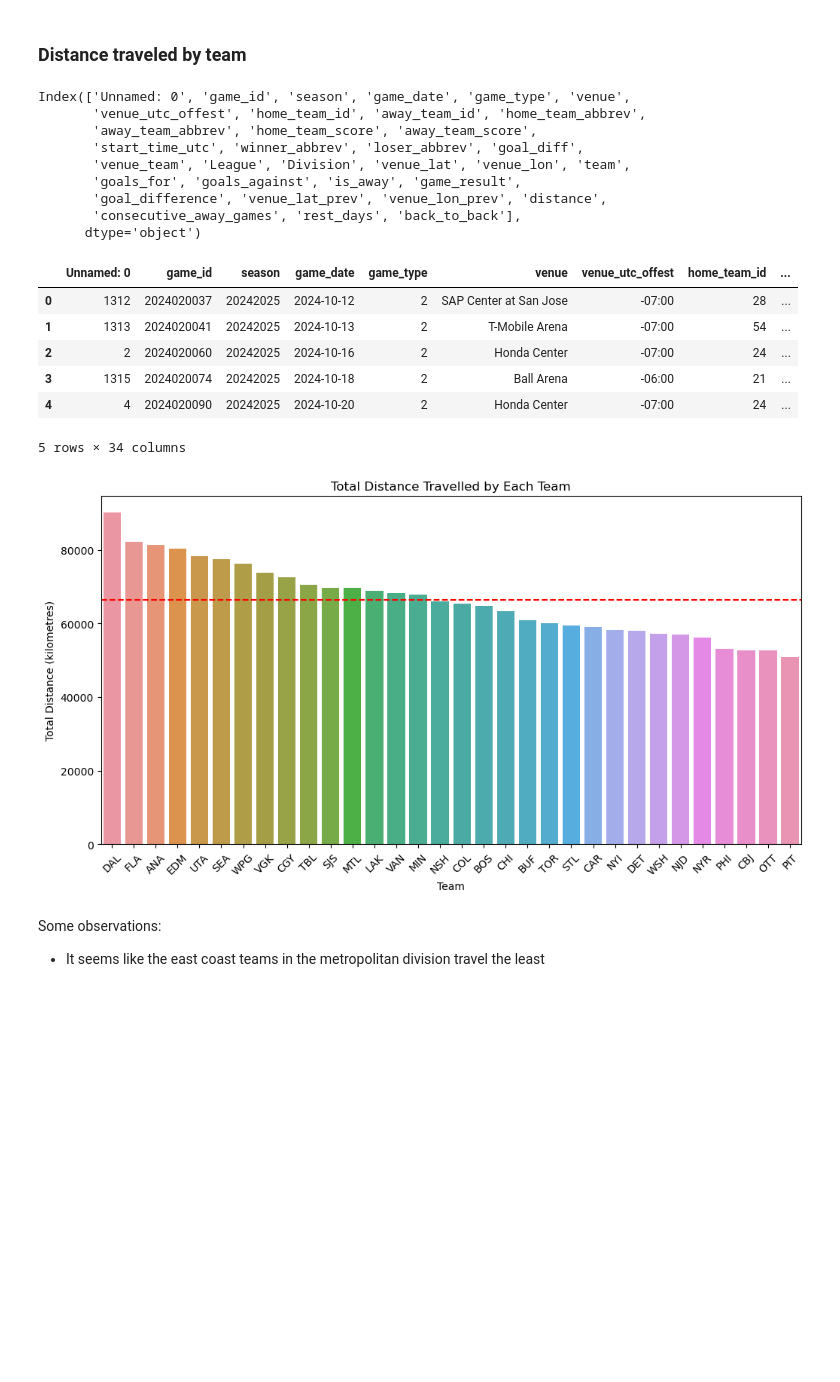
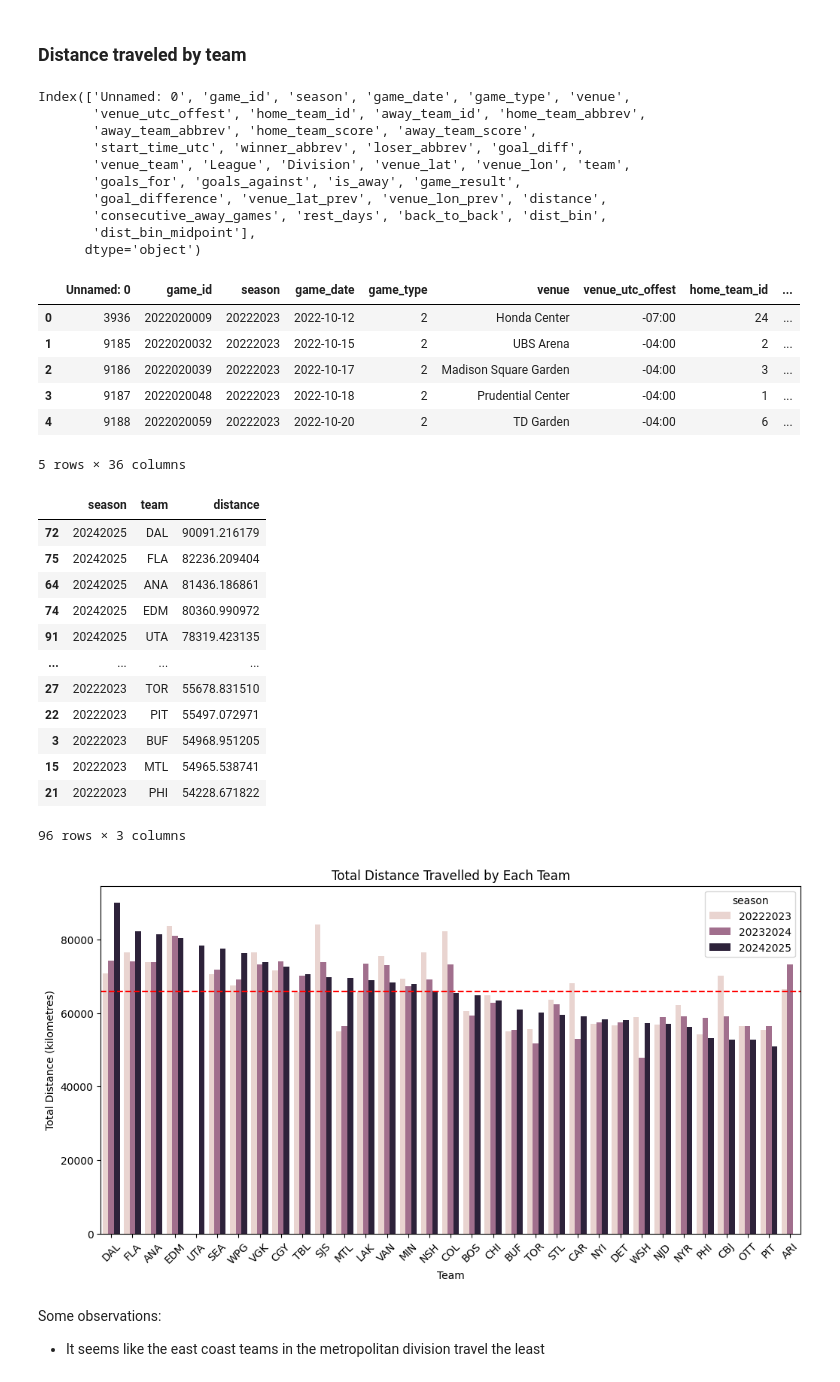
Before and after one commit to dereklwh/nhl-travel-analysis, a Jupyter notebook: analysis_notebook.ipynb, the cells around one changed output. Drawn from its saved outputs; the diff is of its cells as text; code cells hidden in the pictures; blank space fills up the shorter version.

```diff
--- a/analysis_notebook.ipynb
+++ b/analysis_notebook.ipynb
@@ -3,5 +3,16 @@ import numpy as np
 import pandas as pd
 import matplotlib.pyplot as plt
 import seaborn as sns
+# prepare data for the analysis
+df = pd.read_csv('processed_data/team_games_features.csv')
+df = df[df['season'] != 20252026]
+# df = df[df['is_away']]
+dist_bins = [0, 250, 500, 750, 1000, 1250, 1500, 2000, 3000, 5000, np.inf]
 
-df = pd.read_csv('processed_data/team_games_features.csv')
+df['dist_bin'] = pd.cut(df['distance'], bins=dist_bins, right=False)
+df['dist_bin_midpoint'] = df['dist_bin'].apply(lambda x: (x.left + x.right) / 2)
+
+#check count of each bin
+bin_counts = df['dist_bin'].value_counts().sort_index()
+print(bin_counts)
+display(df.head())
@@ -24,38 +74,53 @@ Name: game_result, dtype: float64
 # %%
 print(df.columns)
 display(df.head())
 
 # df = df[df['is_away']]
-grouped = df.groupby('team')['distance'].sum()
-grouped = grouped.sort_values(ascending=False)
+grouped = df.groupby(['season', 'team'])['distance'].sum().reset_index()
+grouped = grouped.sort_values(by=['season', 'distance'], ascending=False)
+display(grouped)
 # create a graph for the data (include average line)
 plt.figure(figsize=(12, 6))
-sns.barplot(x=grouped.index, y=grouped.values)
+sns.barplot(data=grouped, x='team', y='distance', hue='season')
 plt.title('Total Distance Travelled by Each Team')
 plt.xlabel('Team')
 plt.ylabel('Total Distance (kilometres)')
-average_distance = grouped.mean()
+average_distance = grouped['distance'].mean()
 plt.axhline(average_distance, color='red', linestyle='--')
 plt.xticks(rotation=45)
 plt.show()
 # %% [output]
 Index(['Unnamed: 0', 'game_id', 'season', 'game_date', 'game_type', 'venue',
        'venue_utc_offest', 'home_team_id', 'away_team_id', 'home_team_abbrev',
        'away_team_abbrev', 'home_team_score', 'away_team_score',
        'start_time_utc', 'winner_abbrev', 'loser_abbrev', 'goal_diff',
        'venue_team', 'League', 'Division', 'venue_lat', 'venue_lon', 'team',
        'goals_for', 'goals_against', 'is_away', 'game_result',
        'goal_difference', 'venue_lat_prev', 'venue_lon_prev', 'distance',
-       'consecutive_away_games', 'rest_days', 'back_to_back'],
+       'consecutive_away_games', 'rest_days', 'back_to_back', 'dist_bin',
+       'dist_bin_midpoint'],
       dtype='object')
 |  | Unnamed: 0 | game_id | season | game_date | game_type | venue | venue_utc_offest | home_team_id | ... |
-| 0 | 1312 | 2024020037 | 20242025 | 2024-10-12 | 2 | SAP Center at San Jose | -07:00 | 28 | ... |
-| 1 | 1313 | 2024020041 | 20242025 | 2024-10-13 | 2 | T-Mobile Arena | -07:00 | 54 | ... |
-| 2 | 2 | 2024020060 | 20242025 | 2024-10-16 | 2 | Honda Center | -07:00 | 24 | ... |
-| 3 | 1315 | 2024020074 | 20242025 | 2024-10-18 | 2 | Ball Arena | -06:00 | 21 | ... |
-| 4 | 4 | 2024020090 | 20242025 | 2024-10-20 | 2 | Honda Center | -07:00 | 24 | ... |
+| 0 | 3936 | 2022020009 | 20222023 | 2022-10-12 | 2 | Honda Center | -07:00 | 24 | ... |
+| 1 | 9185 | 2022020032 | 20222023 | 2022-10-15 | 2 | UBS Arena | -04:00 | 2 | ... |
+| 2 | 9186 | 2022020039 | 20222023 | 2022-10-17 | 2 | Madison Square Garden | -04:00 | 3 | ... |
+| 3 | 9187 | 2022020048 | 20222023 | 2022-10-18 | 2 | Prudential Center | -04:00 | 1 | ... |
+| 4 | 9188 | 2022020059 | 20222023 | 2022-10-20 | 2 | TD Garden | -04:00 | 6 | ... |
-5 rows × 34 columns
+5 rows × 36 columns
+|  | season | team | distance |
+| 72 | 20242025 | DAL | 90091.216179 |
+| 75 | 20242025 | FLA | 82236.209404 |
+| 64 | 20242025 | ANA | 81436.186861 |
+| 74 | 20242025 | EDM | 80360.990972 |
+| 91 | 20242025 | UTA | 78319.423135 |
+| ... | ... | ... | ... |
+| 27 | 20222023 | TOR | 55678.831510 |
+| 22 | 20222023 | PIT | 55497.072971 |
+| 3 | 20222023 | BUF | 54968.951205 |
+| 15 | 20222023 | MTL | 54965.538741 |
+| 21 | 20222023 | PHI | 54228.671822 |
+96 rows × 3 columns
-[figure, old version]
+[figure, new version]
 # %% [markdown]
 Some observations:
 
```
Also changed, not shown: parts of 18 cells of this notebook, 12 other files.
